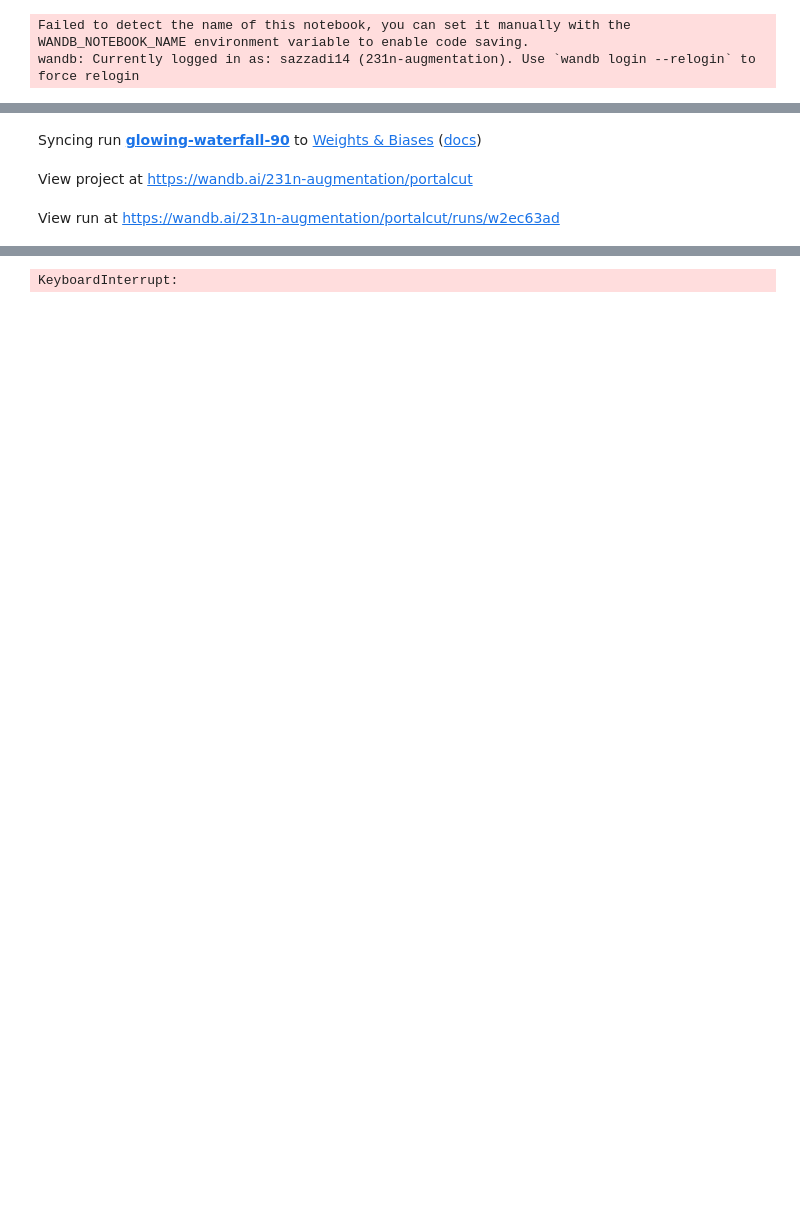
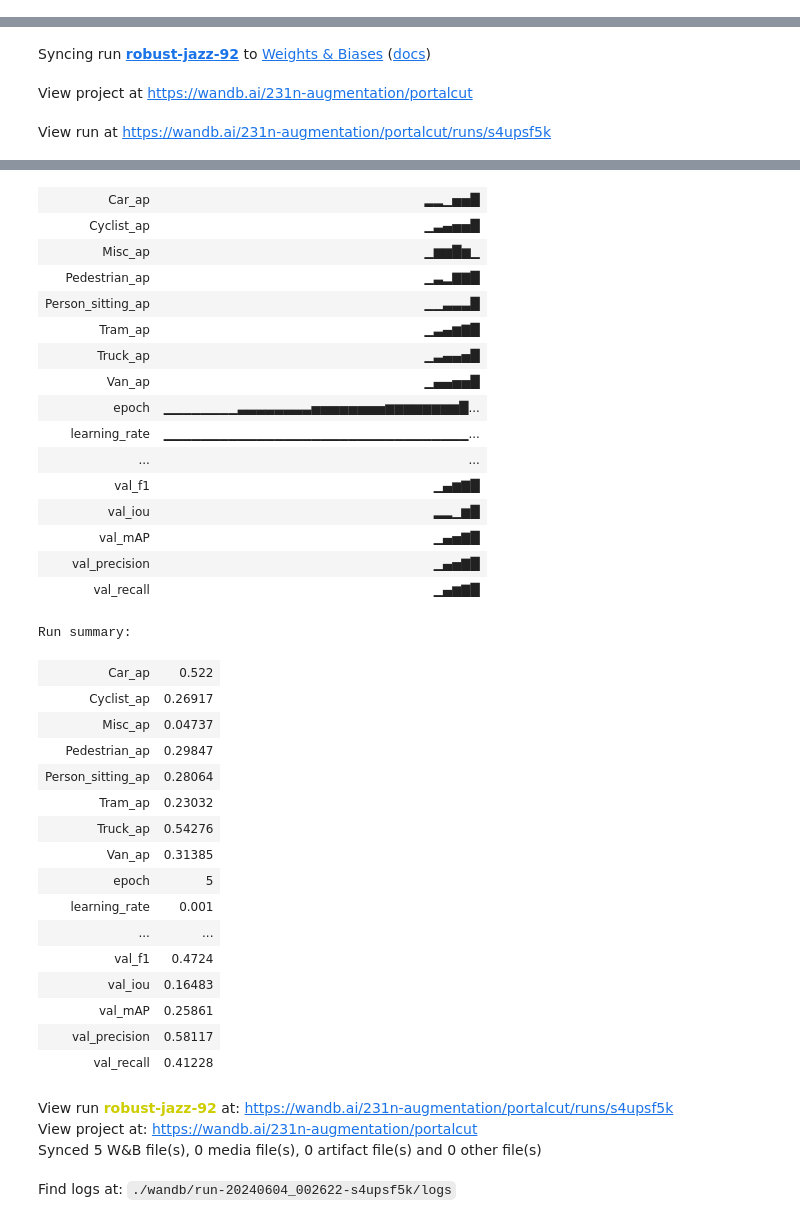
Before and after one commit to tjefferson401/portalcut, a Jupyter notebook: detection/augmented_model.ipynb, the cells around one changed output, grey strips where cells are left out. Saved outputs shown, nothing was run; the diff lists cells and outputs as text; code cells hidden in the pictures; blank space fills up the shorter version.

```diff
--- a/detection/augmented_model.ipynb
+++ b/detection/augmented_model.ipynb
@@ -24,3 +24,8 @@ train_dataset, val_dataset, test_dataset, train_dataloader, val_dataloader, test
 
 datasets = (train_dataset, val_dataset, test_dataset)
 dataloaders = (train_dataloader, val_dataloader, test_dataloader)
+# %%
+config['dataset'] = 'kitti_augmented'
+config['pretrained'] = False
+config['freeze_layers'] = False
+config
@@ -27,8 +49,6 @@ dataloaders = (train_dataloader, val_dataloader, test_dataloader)
 # %%
 model = get_model(config)
 
-model = train_model(model, dataloaders, datasets, 1, config, learning_rate=0.001)
+model = train_model(model, dataloaders, datasets, 5, config, learning_rate=0.001)
 # %% [output]
-Failed to detect the name of this notebook, you can set it manually with the WANDB_NOTEBOOK_NAME environment variable to enable code saving.
-wandb: Currently logged in as: sazzadi14 (231n-augmentation). Use `wandb login --relogin` to force relogin
 Tracking run with wandb version 0.17.0
@@ -36,3 +56,3 @@ Run data is saved locally in /Users/sazzad14/Documents/Stanford/CS-231N/portalcu
-Syncing run glowing-waterfall-90 to Weights & Biases (docs)
+Syncing run robust-jazz-92 to Weights & Biases (docs)
 View project at https://wandb.ai/231n-augmentation/portalcut
-View run at https://wandb.ai/231n-augmentation/portalcut/runs/w2ec63ad
+View run at https://wandb.ai/231n-augmentation/portalcut/runs/s4upsf5k
@@ -40 +77,37 @@ Epoch: [1]  [   0/1573]  eta: 0:22:33  lr: 0.001000  loss: 2.6651 (2.6651)  loss
+| Car_ap | ▂▂▁▅▅█ |
+| Cyclist_ap | ▁▃▄▅▅█ |
+| Misc_ap | ▁▆▆█▆▁ |
+| Pedestrian_ap | ▁▃▂▇▇█ |
+| Person_sitting_ap | ▁▁▃▃▃█ |
+| Tram_ap | ▁▃▄▆▇█ |
+| Truck_ap | ▁▃▄▄▅█ |
+| Van_ap | ▁▄▄▅▅█ |
+| epoch | ▁▁▁▁▁▁▁▁▃▃▃▃▃▃▃▃▅▅▅▅▅▅▅▅▆▆▆▆▆▆▆▆█... |
+| learning_rate | ▁▁▁▁▁▁▁▁▁▁▁▁▁▁▁▁▁▁▁▁▁▁▁▁▁▁▁▁▁▁▁▁▁... |
+| ... | ... |
+| val_f1 | ▁▄▆▇█ |
+| val_iou | ▂▂▁▆█ |
+| val_mAP | ▁▄▅▇█ |
+| val_precision | ▁▄▅▇█ |
+| val_recall | ▁▄▆▇█ |
-KeyboardInterrupt:
+Run summary:
+| Car_ap | 0.522 |
+| Cyclist_ap | 0.26917 |
+| Misc_ap | 0.04737 |
+| Pedestrian_ap | 0.29847 |
+| Person_sitting_ap | 0.28064 |
+| Tram_ap | 0.23032 |
+| Truck_ap | 0.54276 |
+| Van_ap | 0.31385 |
+| epoch | 5 |
+| learning_rate | 0.001 |
+| ... | ... |
+| val_f1 | 0.4724 |
+| val_iou | 0.16483 |
+| val_mAP | 0.25861 |
+| val_precision | 0.58117 |
+| val_recall | 0.41228 |
+View run robust-jazz-92 at: https://wandb.ai/231n-augmentation/portalcut/runs/s4upsf5k
+View project at: https://wandb.ai/231n-augmentation/portalcut
+Synced 5 W&B file(s), 0 media file(s), 0 artifact file(s) and 0 other file(s)
+Find logs at: ./wandb/run-20240604_002622-s4upsf5k/logs
```
Also changed, not shown: parts of 6 cells of this notebook, 1 other file.
